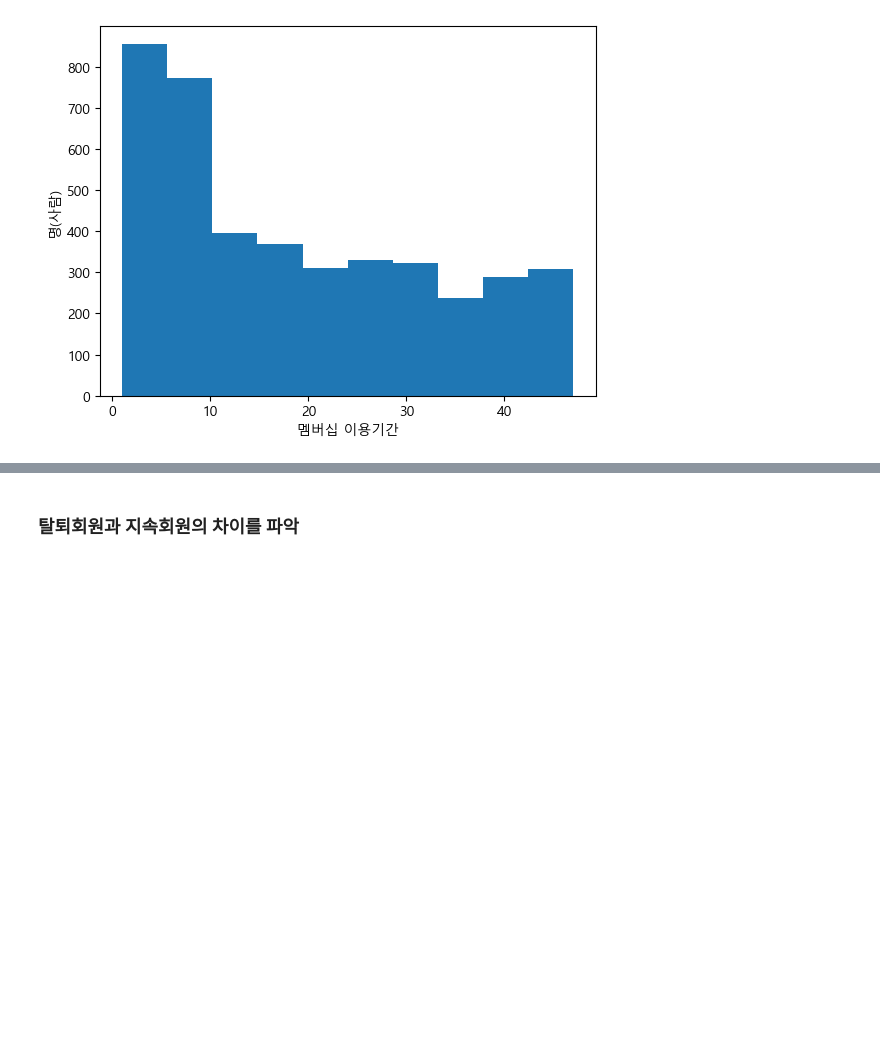
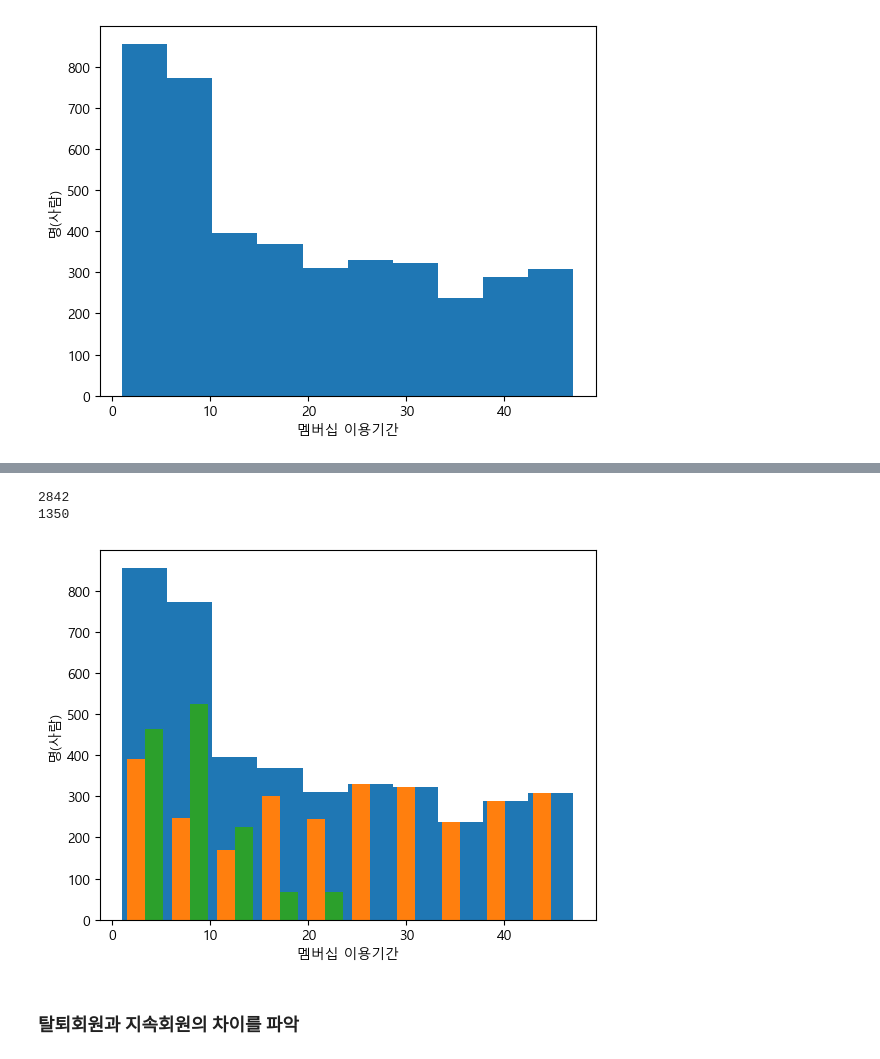
Before and after one commit to aroa97/practice, a Jupyter notebook: churn/practice/3장/3장_연습.ipynb, the cells around one changed output, grey strips where cells are left out. Saved outputs shown, nothing was run; the diff lists cells and outputs as text; code cells hidden in the pictures; blank space fills up the shorter version.

```diff
--- a/churn/practice/3장/3장_연습.ipynb
+++ b/churn/practice/3장/3장_연습.ipynb
@@ -647,3 +661,24 @@ plt.show()
+# %%
+customer_is_deleted_0 = customer_join[customer_join['is_deleted'] == 0 ]['membership_period']
+customer_is_deleted_1 = customer_join[customer_join['is_deleted'] == 1 ]['membership_period']
+# %%
+print(len(customer_is_deleted_0))
+print(len(customer_is_deleted_1))
+# %% [output]
+2842
+1350
+# %%
+plt.rcParams['font.family'] = 'Malgun Gothic'
+plt.rcParams['axes.unicode_minus'] = False  # 음수 기호 표시 문제 해결
+
+# 1 ~ 10 개월 정도 이용한 사람이 가장 많다
+plt.hist(customer_join["membership_period"])
+plt.hist([customer_is_deleted_0, customer_is_deleted_1])
+plt.xlabel("멤버십 이용기간")
+plt.ylabel('명(사람)')
+plt.show()
+# %% [output]
+[figure, added]
 # %% [markdown]
 ### 탈퇴회원과 지속회원의 차이를 파악
 # %%
```
Also changed, not shown: parts of 6 cells of this notebook, 5 other files.
